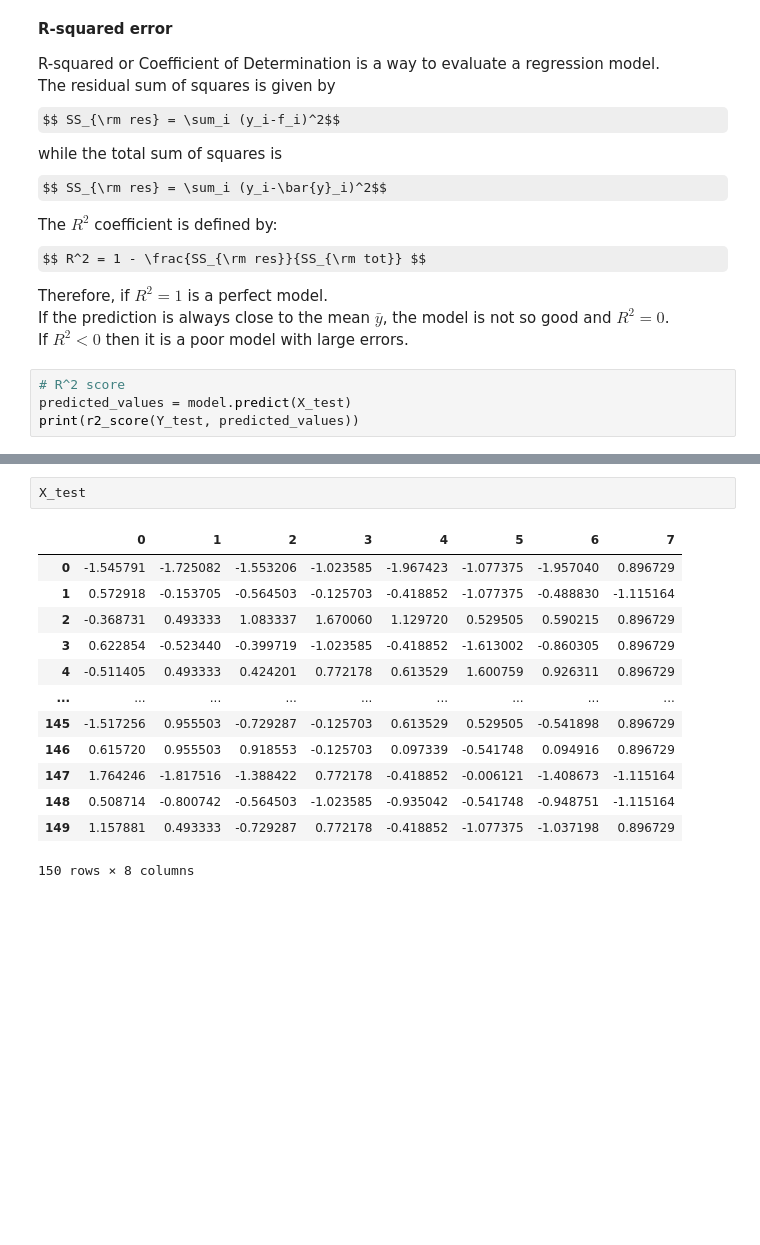
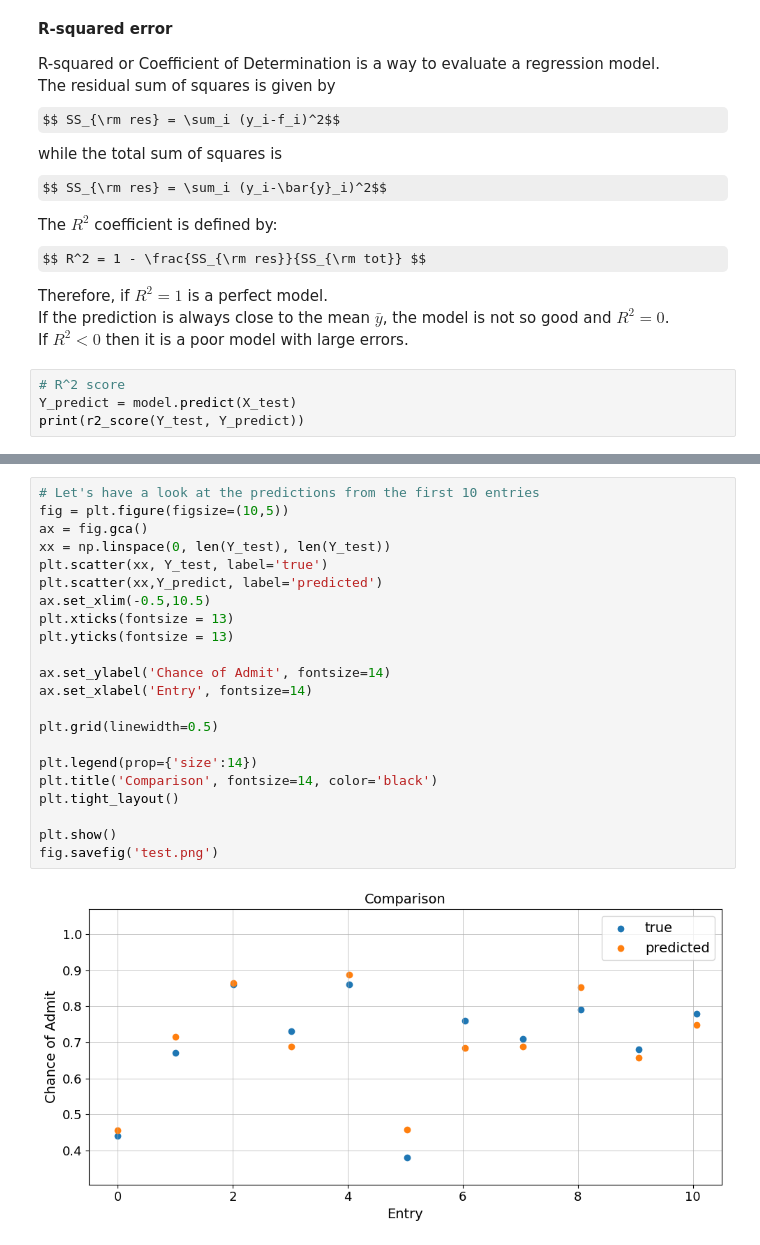
Before and after one commit to alexisdpc/GraduateAdmissions-Kaggle, a Jupyter notebook: NN_regression.ipynb, the cells around one changed output, grey strips where cells are left out. Cells and saved outputs as stored; diff of their text form; some formulas as TeX source; blank space fills up the shorter version.

```diff
--- a/NN_regression.ipynb
+++ b/NN_regression.ipynb
@@ -146,6 +128,6 @@ If the prediction is always close to the mean $\bar{y}$, the model is not so goo
 If $R^2<0$ then it is a poor model with large errors.
 # %%
 # R^2 score
-predicted_values = model.predict(X_test)
-print(r2_score(Y_test, predicted_values))
+Y_predict = model.predict(X_test)
+print(r2_score(Y_test, Y_predict))
 # %% [output]
@@ -154,16 +136,24 @@ print(r2_score(Y_test, predicted_values))
-# %%
-X_test
-# %% [output]
-|  | 0 | 1 | 2 | 3 | 4 | 5 | 6 | 7 |
-| 0 | -1.545791 | -1.725082 | -1.553206 | -1.023585 | -1.967423 | -1.077375 | -1.957040 | 0.896729 |
-| 1 | 0.572918 | -0.153705 | -0.564503 | -0.125703 | -0.418852 | -1.077375 | -0.488830 | -1.115164 |
-| 2 | -0.368731 | 0.493333 | 1.083337 | 1.670060 | 1.129720 | 0.529505 | 0.590215 | 0.896729 |
-| 3 | 0.622854 | -0.523440 | -0.399719 | -1.023585 | -0.418852 | -1.613002 | -0.860305 | 0.896729 |
-| 4 | -0.511405 | 0.493333 | 0.424201 | 0.772178 | 0.613529 | 1.600759 | 0.926311 | 0.896729 |
-| ... | ... | ... | ... | ... | ... | ... | ... | ... |
-| 145 | -1.517256 | 0.955503 | -0.729287 | -0.125703 | 0.613529 | 0.529505 | -0.541898 | 0.896729 |
-| 146 | 0.615720 | 0.955503 | 0.918553 | -0.125703 | 0.097339 | -0.541748 | 0.094916 | 0.896729 |
-| 147 | 1.764246 | -1.817516 | -1.388422 | 0.772178 | -0.418852 | -0.006121 | -1.408673 | -1.115164 |
-| 148 | 0.508714 | -0.800742 | -0.564503 | -1.023585 | -0.935042 | -0.541748 | -0.948751 | -1.115164 |
-| 149 | 1.157881 | 0.493333 | -0.729287 | 0.772178 | -0.418852 | -1.077375 | -1.037198 | 0.896729 |
-150 rows × 8 columns
+# %%
+# Let's have a look at the predictions from the first 10 entries
+fig = plt.figure(figsize=(10,5))
+ax = fig.gca()
+xx = np.linspace(0, len(Y_test), len(Y_test))
+plt.scatter(xx, Y_test, label='true')
+plt.scatter(xx,Y_predict, label='predicted')
+ax.set_xlim(-0.5,10.5)
+plt.xticks(fontsize = 13)
+plt.yticks(fontsize = 13)
+
+ax.set_ylabel('Chance of Admit', fontsize=14)
+ax.set_xlabel('Entry', fontsize=14)
+
+plt.grid(linewidth=0.5)
+
+plt.legend(prop={'size':14})
+plt.title('Comparison', fontsize=14, color='black')
+plt.tight_layout()
+
+plt.show()
+fig.savefig('test.png')
+# %% [output]
+[figure, added]
```
Also changed, not shown: parts of 6 cells of this notebook.
